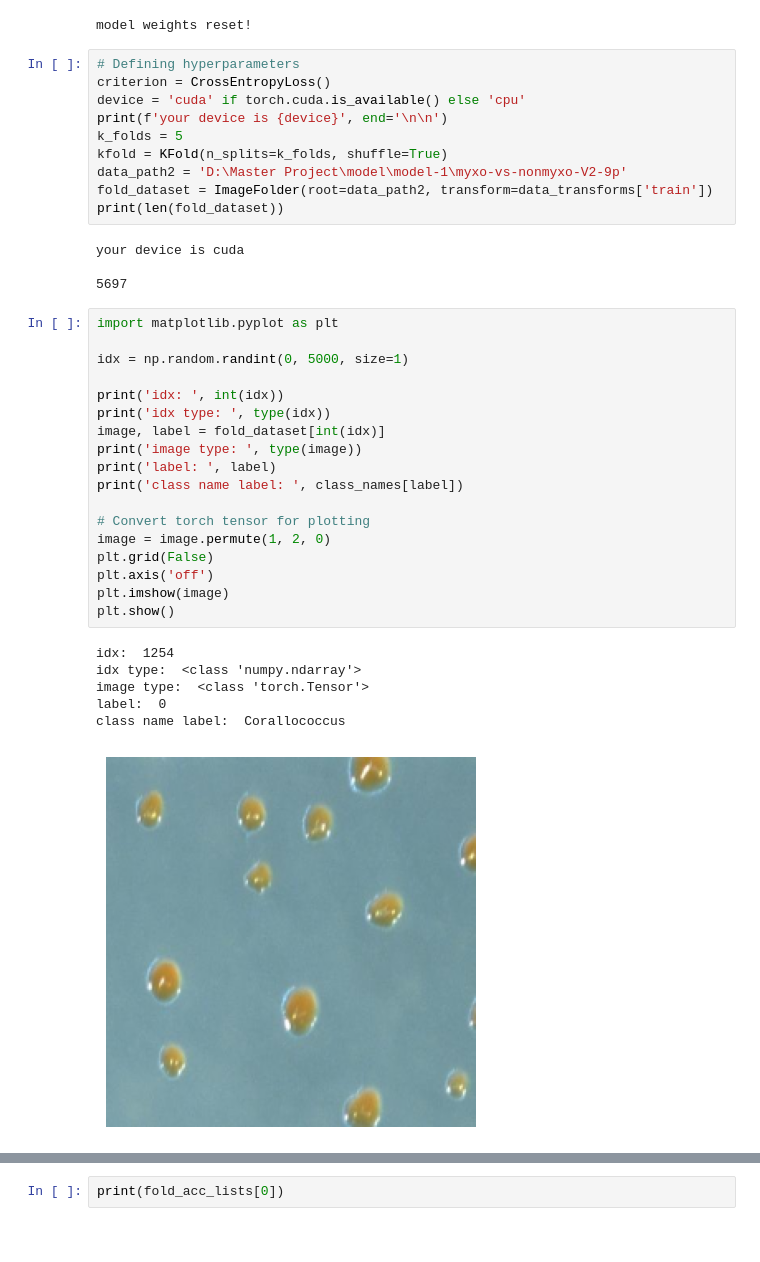
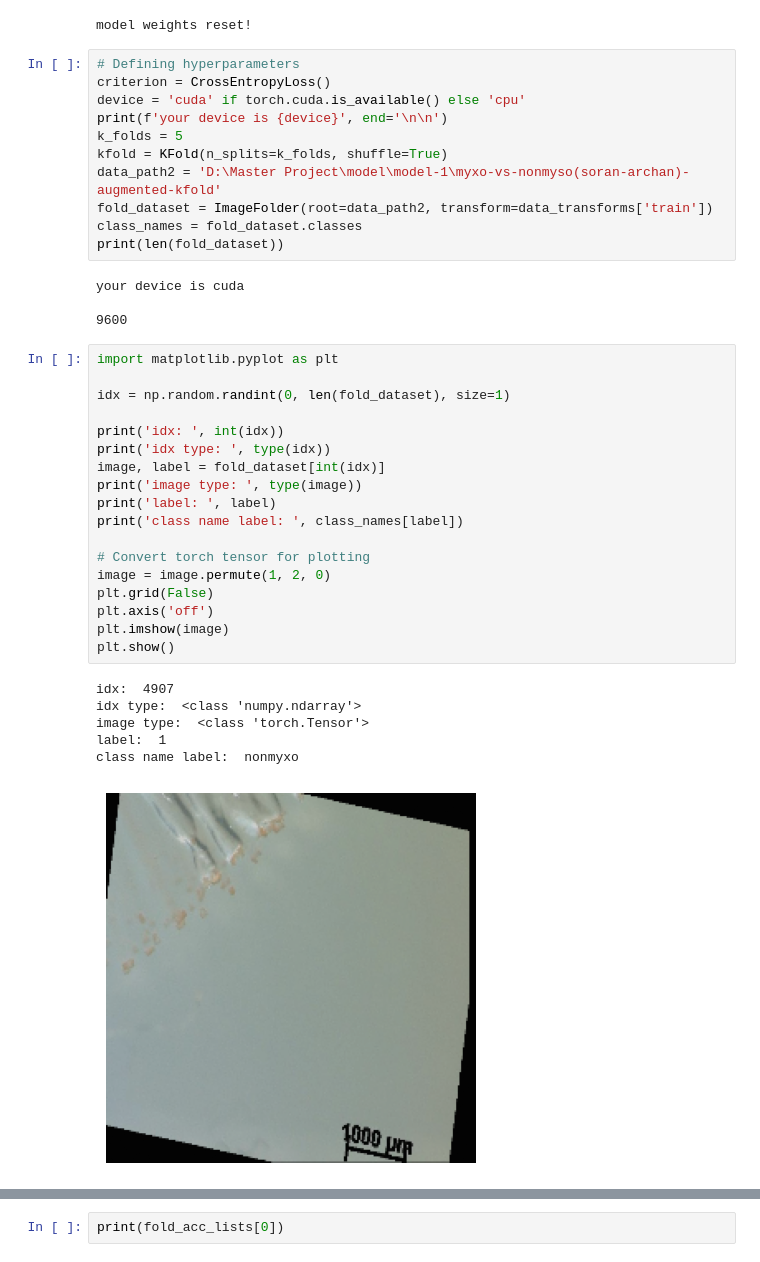
Before and after one commit to MahdiarMansouri/master_project, a Jupyter notebook: Final_notebooks/k-fold_test.ipynb, the cells around one changed output, grey strips where cells are left out. Cells and saved outputs as stored; diff of their text form.

```diff
--- a/Final_notebooks/k-fold_test.ipynb
+++ b/Final_notebooks/k-fold_test.ipynb
@@ -338,36 +330,37 @@ device = 'cuda' if torch.cuda.is_available() else 'cpu'
 print(f'your device is {device}', end='\n\n')
 k_folds = 5
 kfold = KFold(n_splits=k_folds, shuffle=True)
-data_path2 = 'D:\Master Project\model\model-1\myxo-vs-nonmyxo-V2-9p'
+data_path2 = 'D:\Master Project\model\model-1\myxo-vs-nonmyso(soran-archan)-augmented-kfold'
 fold_dataset = ImageFolder(root=data_path2, transform=data_transforms['train'])
+class_names = fold_dataset.classes
 print(len(fold_dataset))
 # %% [output]
 your device is cuda
 
-5697
+9600
 # %%
 import matplotlib.pyplot as plt
 
-idx = np.random.randint(0, 5000, size=1)
+idx = np.random.randint(0, len(fold_dataset), size=1)
 
 print('idx: ', int(idx))
 print('idx type: ', type(idx))
 image, label = fold_dataset[int(idx)]
 print('image type: ', type(image))
 print('label: ', label)
 print('class name label: ', class_names[label])
 
 # Convert torch tensor for plotting
 image = image.permute(1, 2, 0)
 plt.grid(False)
 plt.axis('off')
 plt.imshow(image)
 plt.show()
 # %% [output]
-idx:  1254
+idx:  4907
 idx type:  <class 'numpy.ndarray'>
 image type:  <class 'torch.Tensor'>
-label:  0
-class name label:  Corallococcus
+label:  1
+class name label:  nonmyxo
-[figure, old version]
+[figure, new version]
 # %%
```
Also changed, not shown: parts of 5 cells of this notebook, 12 other files.
